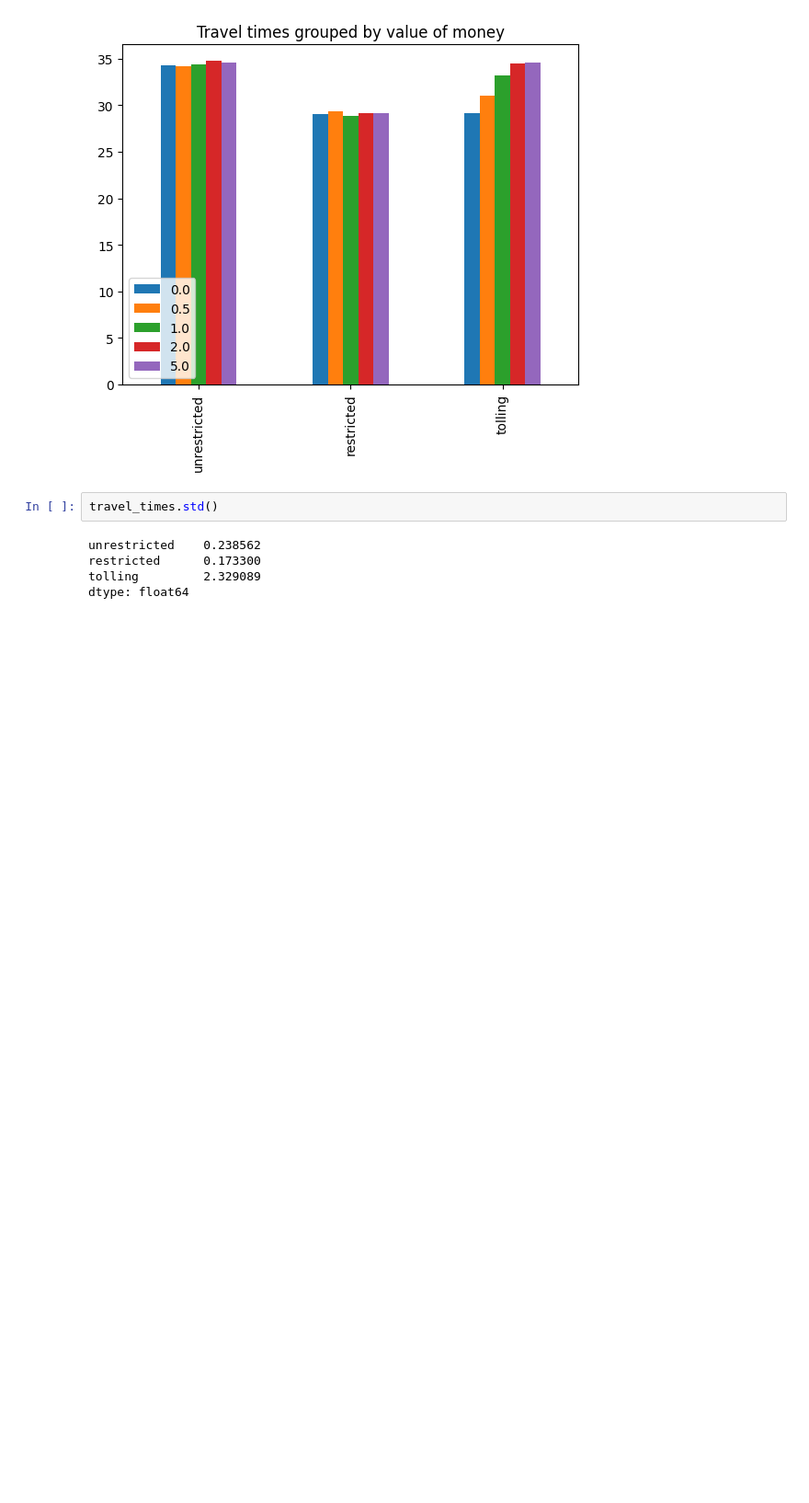
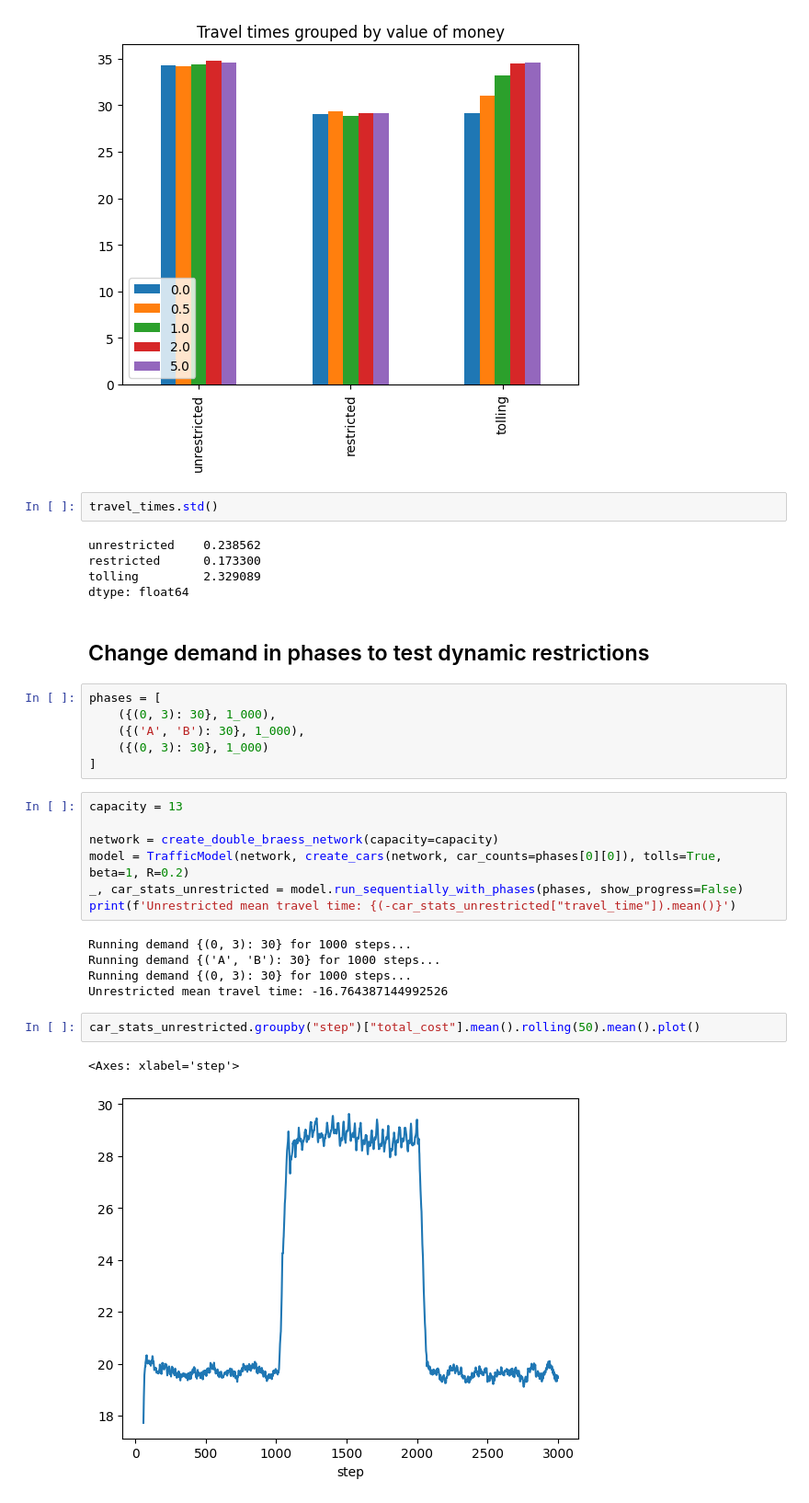
Before and after one commit to michoest/aamas-2024, a Jupyter notebook: src/traffic/v3/double_braess.ipynb, the cells around one changed output. Shown: that part at 92% size. Cells and saved outputs as stored; diff of their text form; blank space fills up the shorter version.

Commit message:
Add phases for double Braess

```diff
--- a/src/traffic/v3/double_braess.ipynb
+++ b/src/traffic/v3/double_braess.ipynb
@@ -273,3 +273,28 @@ unrestricted    0.238562
 restricted      0.173300
 tolling         2.329089
 dtype: float64
+# %% [markdown]
+## Change demand in phases to test dynamic restrictions
+# %%
+phases = [
+    ({(0, 3): 30}, 1_000),
+    ({('A', 'B'): 30}, 1_000),
+    ({(0, 3): 30}, 1_000)
+]
+# %%
+capacity = 13
+
+network = create_double_braess_network(capacity=capacity)
+model = TrafficModel(network, create_cars(network, car_counts=phases[0][0]), tolls=True, beta=1, R=0.2)
+_, car_stats_unrestricted = model.run_sequentially_with_phases(phases, show_progress=False)
+print(f'Unrestricted mean travel time: {(-car_stats_unrestricted["travel_time"]).mean()}')
+# %% [output]
+Running demand {(0, 3): 30} for 1000 steps...
+Running demand {('A', 'B'): 30} for 1000 steps...
+Running demand {(0, 3): 30} for 1000 steps...
+Unrestricted mean travel time: -16.764387144992526
+# %%
+car_stats_unrestricted.groupby("step")["total_cost"].mean().rolling(50).mean().plot()
+# %% [output]
+<Axes: xlabel='step'>
+[figure, added]
```
Also changed, not shown: 1 other file.
